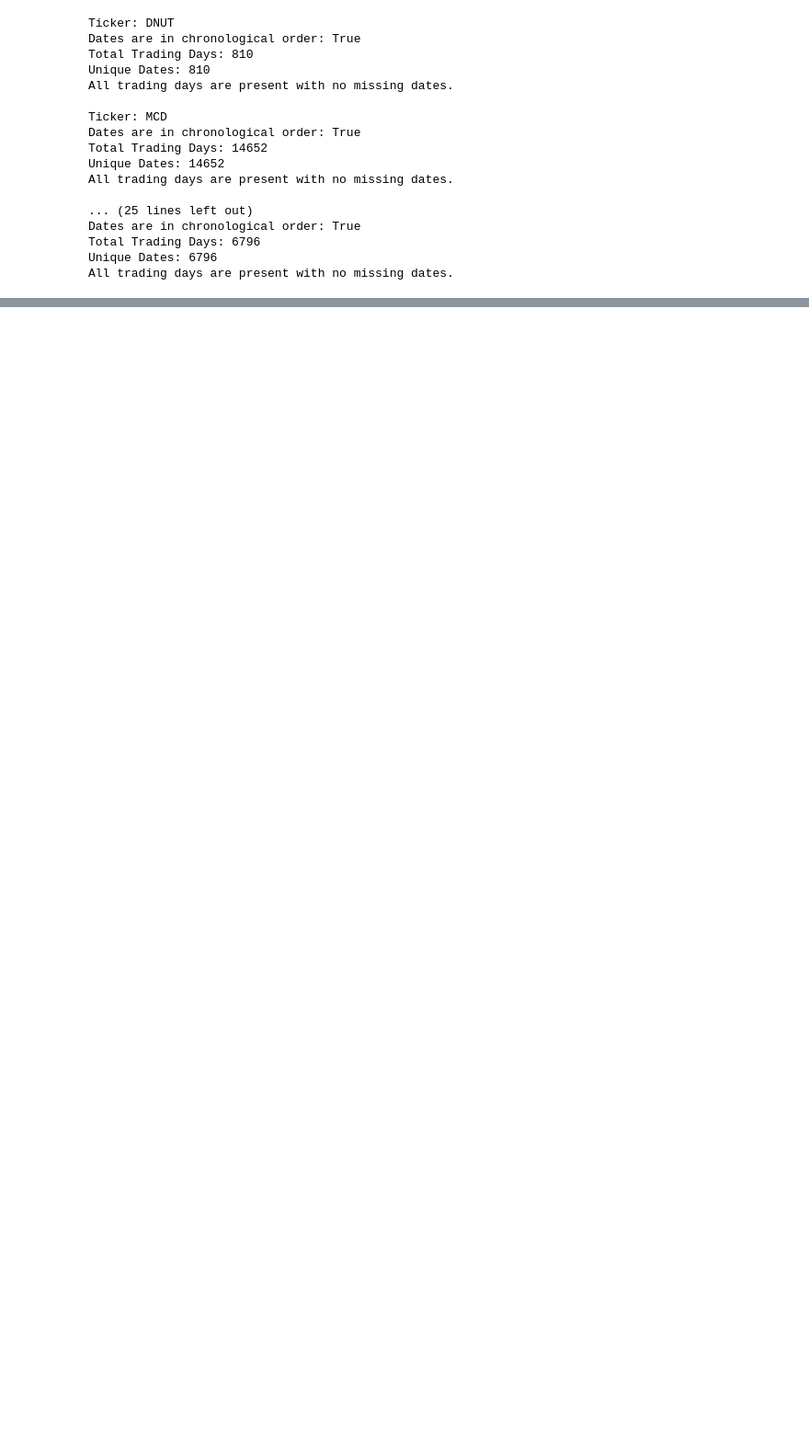
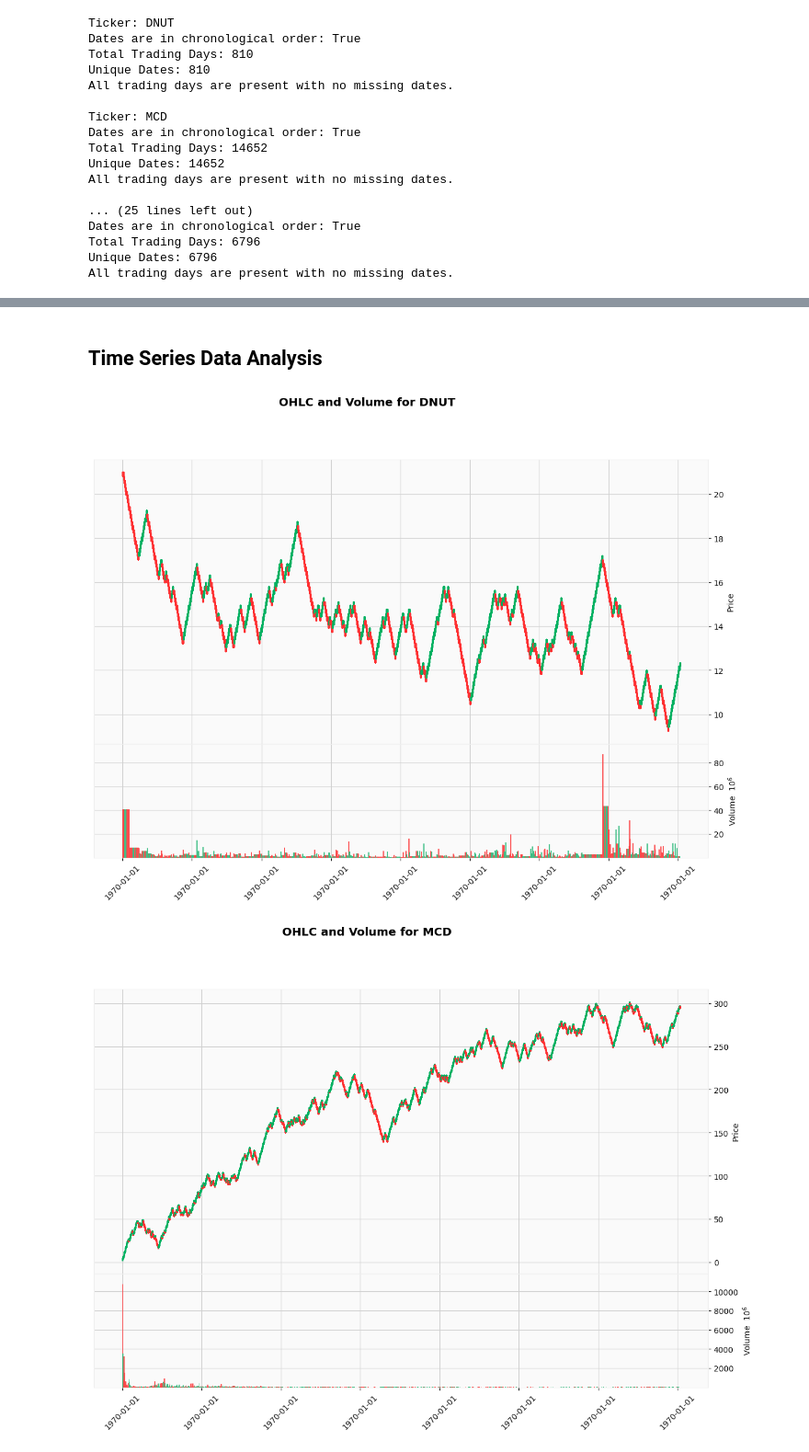
Before and after one commit to indrajeetadityaroy9/FastFood_Sector_Stock_Forecasting, a Jupyter notebook: model.ipynb, the cells around one changed output, grey strips where cells are left out. Shown at 92% size. Cells and saved outputs as stored; diff of their text form; code cells hidden in the pictures; blank space fills up the shorter version.

```diff
--- a/model.ipynb
+++ b/model.ipynb
@@ -211,0 +271,19 @@ All trading days are present with no missing dates.
+# %% [markdown]
+## Time Series Data Analysis
+# %%
+import mplfinance as mpf
+
+for ticker, df in stock_data.items():
+    df.index = pd.to_datetime(df.index)
+    # Create dummy columns
+    df['Open'] = df['Close']
+    df['High'] = df['Close']
+    df['Low'] = df['Close']
+    renko_data = df[['Open', 'High', 'Low', 'Close', 'Volume']]
+
+    # Plot Renko chart with volume
+    mpf.plot(renko_data, type='renko', volume=True, title=f"OHLC and Volume for {ticker}",
+             style='yahoo', datetime_format='%Y-%m-%d', figsize=(15, 10))
+# %% [output]
+[figure, added]
+[figure, added]
```
Also changed, not shown: parts of 10 cells of this notebook.
